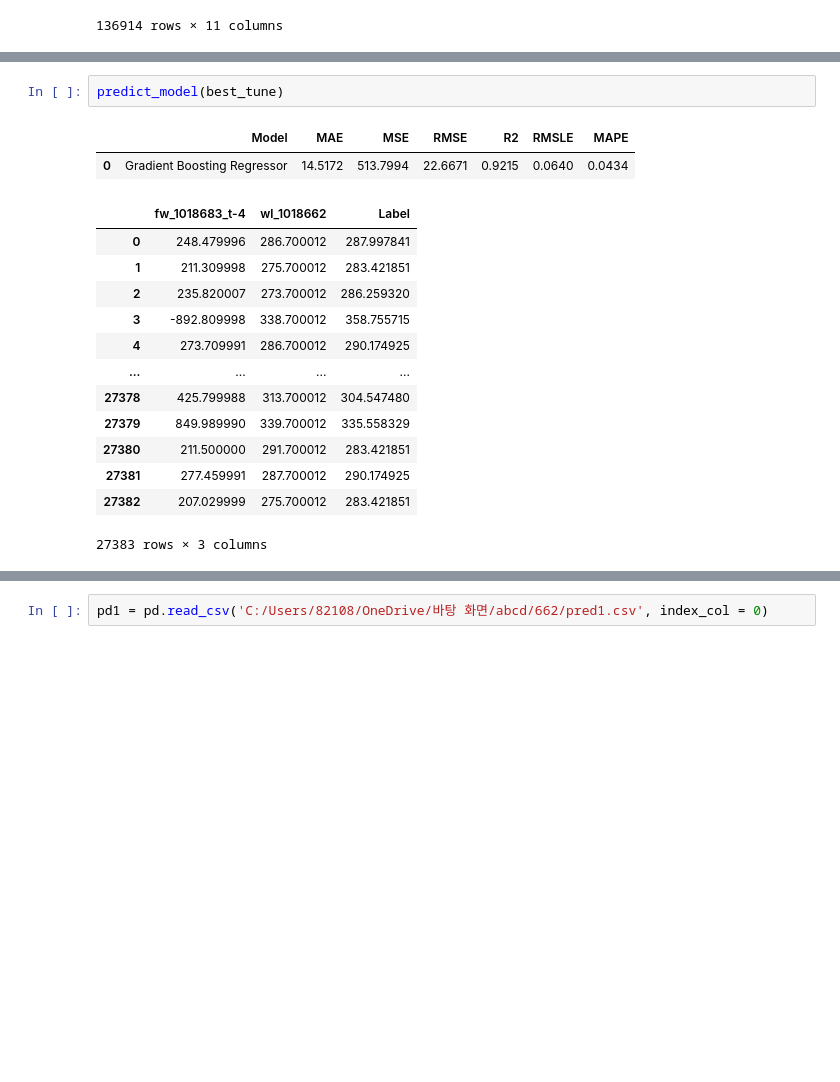
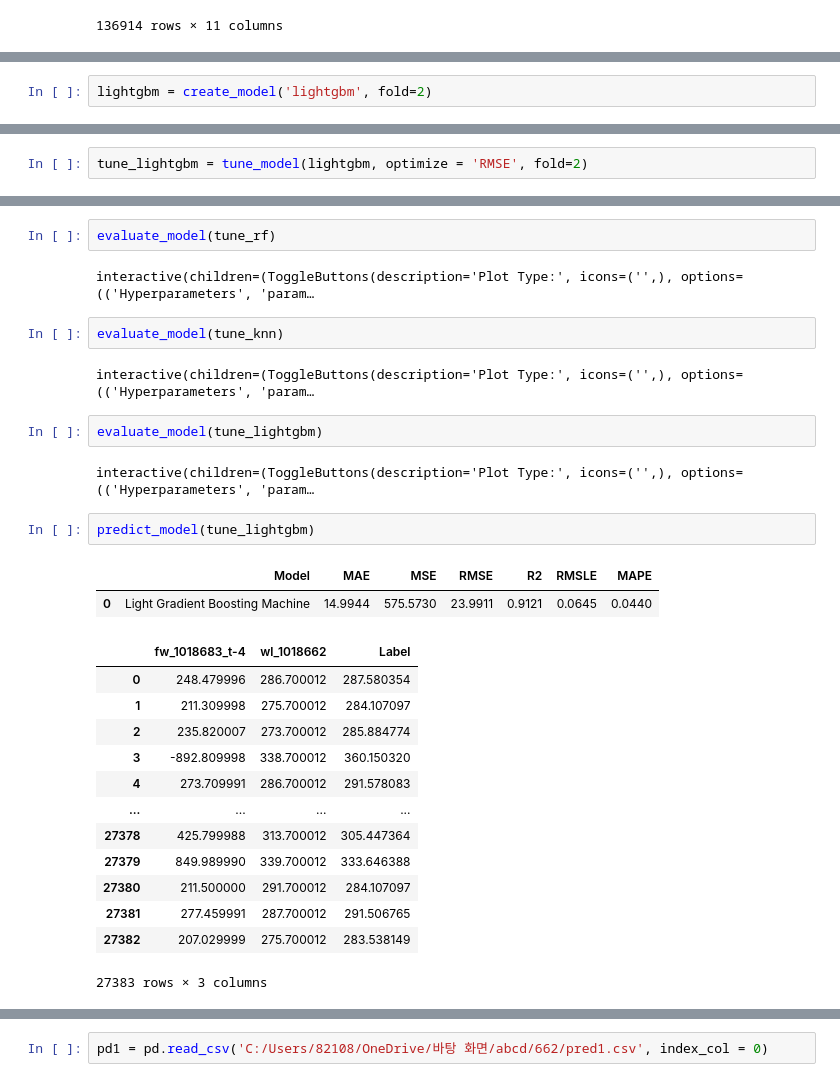
Before and after one commit to kdg1993/han_river_water_level, a Jupyter notebook: AutoML_Ryeol.ipynb, the cells around one changed output, grey strips where cells are left out. Saved outputs shown, nothing was run; the diff lists cells and outputs as text; blank space fills up the shorter version.

```diff
--- a/AutoML_Ryeol.ipynb
+++ b/AutoML_Ryeol.ipynb
@@ -73,0 +106,2 @@ gbr = create_model('gbr', cross_validation=False)
+# %%
+lightgbm = create_model('lightgbm', fold=2)
@@ -97,0 +135,2 @@ GradientBoostingRegressor(alpha=0.9, ccp_alpha=0.0, criterion='friedman_mse',
+# %%
+tune_lightgbm = tune_model(lightgbm, optimize = 'RMSE', fold=2)
@@ -100,20 +155,32 @@ evaluate_model(best_tune)
 # %% [output]
 interactive(children=(ToggleButtons(description='Plot Type:', icons=('',), options=(('Hyperparameters', 'param…
+# %%
+evaluate_model(tune_rf)
+# %% [output]
+interactive(children=(ToggleButtons(description='Plot Type:', icons=('',), options=(('Hyperparameters', 'param…
+# %%
+evaluate_model(tune_knn)
+# %% [output]
+interactive(children=(ToggleButtons(description='Plot Type:', icons=('',), options=(('Hyperparameters', 'param…
+# %%
+evaluate_model(tune_lightgbm)
+# %% [output]
+interactive(children=(ToggleButtons(description='Plot Type:', icons=('',), options=(('Hyperparameters', 'param…
 # %%
-predict_model(best_tune)
+predict_model(tune_lightgbm)
 # %% [output]
 |  | Model | MAE | MSE | RMSE | R2 | RMSLE | MAPE |
-| 0 | Gradient Boosting Regressor | 14.5172 | 513.7994 | 22.6671 | 0.9215 | 0.0640 | 0.0434 |
+| 0 | Light Gradient Boosting Machine | 14.9944 | 575.5730 | 23.9911 | 0.9121 | 0.0645 | 0.0440 |
 |  | fw_1018683_t-4 | wl_1018662 | Label |
-| 0 | 248.479996 | 286.700012 | 287.997841 |
-| 1 | 211.309998 | 275.700012 | 283.421851 |
-| 2 | 235.820007 | 273.700012 | 286.259320 |
-| 3 | -892.809998 | 338.700012 | 358.755715 |
-| 4 | 273.709991 | 286.700012 | 290.174925 |
+| 0 | 248.479996 | 286.700012 | 287.580354 |
+| 1 | 211.309998 | 275.700012 | 284.107097 |
+| 2 | 235.820007 | 273.700012 | 285.884774 |
+| 3 | -892.809998 | 338.700012 | 360.150320 |
+| 4 | 273.709991 | 286.700012 | 291.578083 |
 | ... | ... | ... | ... |
-| 27378 | 425.799988 | 313.700012 | 304.547480 |
-| 27379 | 849.989990 | 339.700012 | 335.558329 |
-| 27380 | 211.500000 | 291.700012 | 283.421851 |
-| 27381 | 277.459991 | 287.700012 | 290.174925 |
-| 27382 | 207.029999 | 275.700012 | 283.421851 |
+| 27378 | 425.799988 | 313.700012 | 305.447364 |
+| 27379 | 849.989990 | 339.700012 | 333.646388 |
+| 27380 | 211.500000 | 291.700012 | 284.107097 |
+| 27381 | 277.459991 | 287.700012 | 291.506765 |
+| 27382 | 207.029999 | 275.700012 | 283.538149 |
 27383 rows × 3 columns
```
Also changed, not shown: parts of 22 cells of this notebook.
